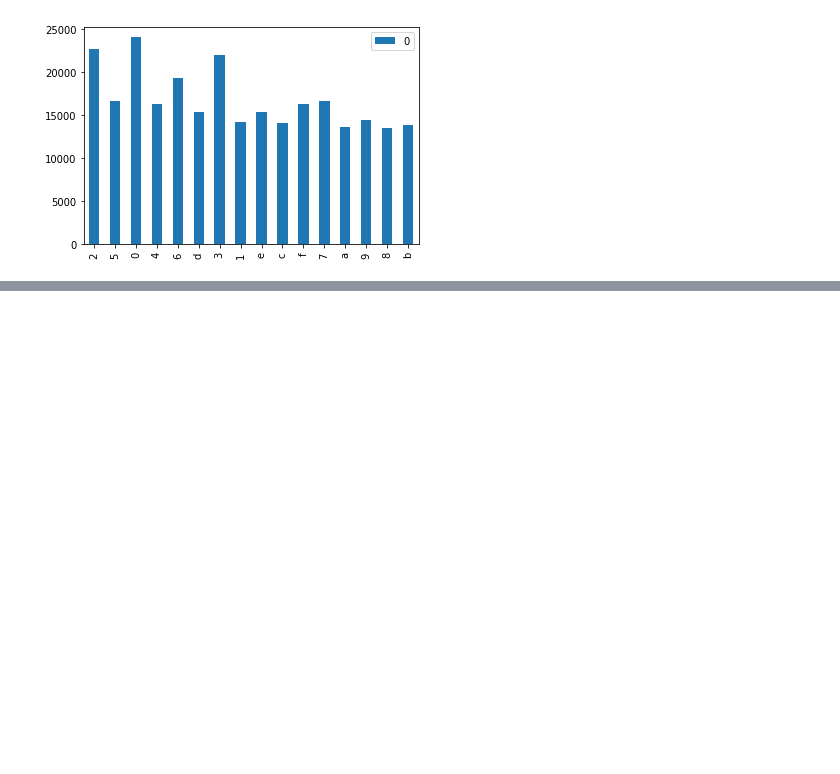
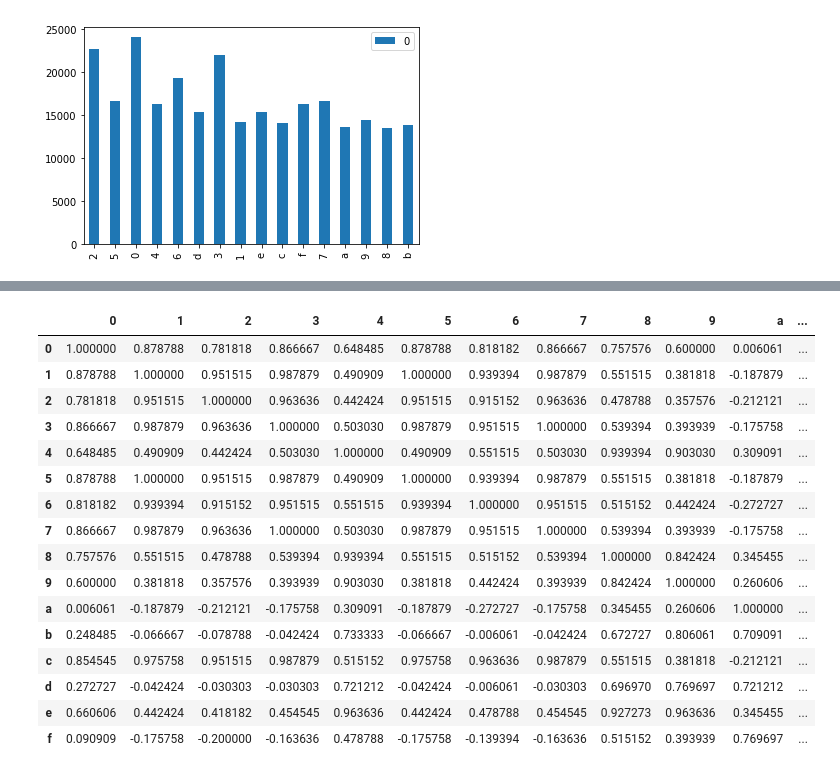
Before and after one commit to YarrDOpanas/uData, a Jupyter notebook: Statistics/Exam/Exam.ipynb, the cells around one changed output, grey strips where cells are left out. Saved outputs shown, nothing was run; the diff lists cells and outputs as text; code cells hidden in the pictures; blank space fills up the shorter version.

```diff
--- a/Statistics/Exam/Exam.ipynb
+++ b/Statistics/Exam/Exam.ipynb
@@ -79,0 +253,22 @@ graphics('./sample_of_files_with_extensions/')
+# %%
+corrspear = spearmanr(df_stat)
+cspfr = pd.DataFrame(corrspear[0], index=df_stat.columns, columns=df_stat.columns)
+cspfr
+# %% [output]
+|  | 0 | 1 | 2 | 3 | 4 | 5 | 6 | 7 | 8 | 9 | a | ... |
+| 0 | 1.000000 | 0.878788 | 0.781818 | 0.866667 | 0.648485 | 0.878788 | 0.818182 | 0.866667 | 0.757576 | 0.600000 | 0.006061 | ... |
+| 1 | 0.878788 | 1.000000 | 0.951515 | 0.987879 | 0.490909 | 1.000000 | 0.939394 | 0.987879 | 0.551515 | 0.381818 | -0.187879 | ... |
+| 2 | 0.781818 | 0.951515 | 1.000000 | 0.963636 | 0.442424 | 0.951515 | 0.915152 | 0.963636 | 0.478788 | 0.357576 | -0.212121 | ... |
+| 3 | 0.866667 | 0.987879 | 0.963636 | 1.000000 | 0.503030 | 0.987879 | 0.951515 | 1.000000 | 0.539394 | 0.393939 | -0.175758 | ... |
+| 4 | 0.648485 | 0.490909 | 0.442424 | 0.503030 | 1.000000 | 0.490909 | 0.551515 | 0.503030 | 0.939394 | 0.903030 | 0.309091 | ... |
+| 5 | 0.878788 | 1.000000 | 0.951515 | 0.987879 | 0.490909 | 1.000000 | 0.939394 | 0.987879 | 0.551515 | 0.381818 | -0.187879 | ... |
+| 6 | 0.818182 | 0.939394 | 0.915152 | 0.951515 | 0.551515 | 0.939394 | 1.000000 | 0.951515 | 0.515152 | 0.442424 | -0.272727 | ... |
+| 7 | 0.866667 | 0.987879 | 0.963636 | 1.000000 | 0.503030 | 0.987879 | 0.951515 | 1.000000 | 0.539394 | 0.393939 | -0.175758 | ... |
+| 8 | 0.757576 | 0.551515 | 0.478788 | 0.539394 | 0.939394 | 0.551515 | 0.515152 | 0.539394 | 1.000000 | 0.842424 | 0.345455 | ... |
+| 9 | 0.600000 | 0.381818 | 0.357576 | 0.393939 | 0.903030 | 0.381818 | 0.442424 | 0.393939 | 0.842424 | 1.000000 | 0.260606 | ... |
+| a | 0.006061 | -0.187879 | -0.212121 | -0.175758 | 0.309091 | -0.187879 | -0.272727 | -0.175758 | 0.345455 | 0.260606 | 1.000000 | ... |
+| b | 0.248485 | -0.066667 | -0.078788 | -0.042424 | 0.733333 | -0.066667 | -0.006061 | -0.042424 | 0.672727 | 0.806061 | 0.709091 | ... |
+| c | 0.854545 | 0.975758 | 0.951515 | 0.987879 | 0.515152 | 0.975758 | 0.963636 | 0.987879 | 0.551515 | 0.381818 | -0.212121 | ... |
+| d | 0.272727 | -0.042424 | -0.030303 | -0.030303 | 0.721212 | -0.042424 | -0.006061 | -0.030303 | 0.696970 | 0.769697 | 0.721212 | ... |
+| e | 0.660606 | 0.442424 | 0.418182 | 0.454545 | 0.963636 | 0.442424 | 0.478788 | 0.454545 | 0.927273 | 0.963636 | 0.345455 | ... |
+| f | 0.090909 | -0.175758 | -0.200000 | -0.163636 | 0.478788 | -0.175758 | -0.139394 | -0.163636 | 0.515152 | 0.393939 | 0.769697 | ... |
```
Also changed, not shown: parts of 7 cells of this notebook, 1 other file.
